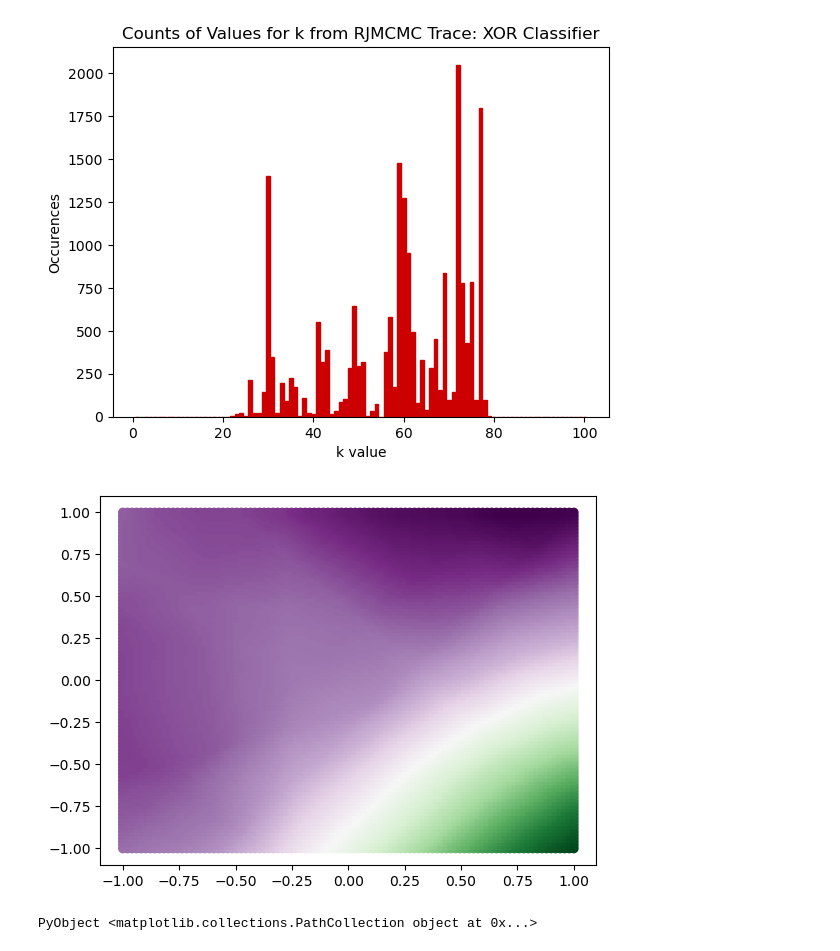
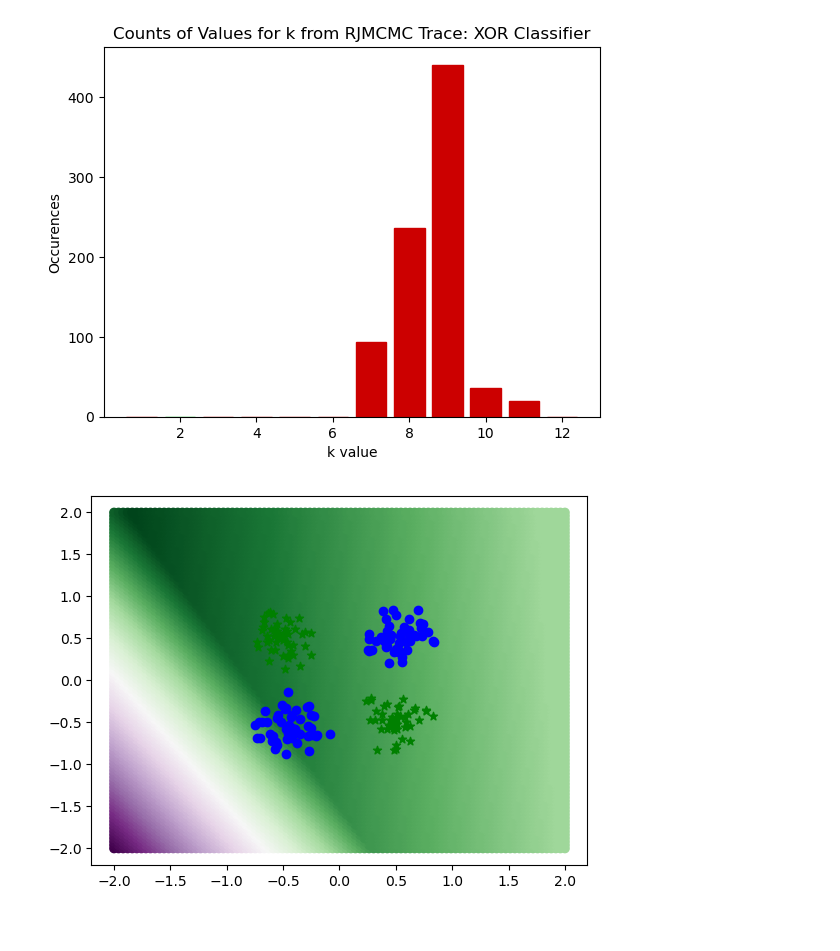
Before and after one commit to jberezow/RJMCMC, a Jupyter notebook: Thesis-Classifier2.ipynb, the cells around one changed output. Drawn from its saved outputs; the diff is of its cells as text; code cells hidden in the pictures.

```diff
--- a/Thesis-Classifier2.ipynb
+++ b/Thesis-Classifier2.ipynb
@@ -20,7 +20,7 @@ network = "classifier"
 #network = "interpolator"
 
 #Data hyperparameters
-n = 20 #Number of samples per mode (classifier)
+n = 50 #Number of samples per mode (classifier)
 m = 4 #Number of modes (classifier)
 d = 2 #Input dimension
 N = n*m #Total samples
@@ -30,7 +30,7 @@ N = n*m #Total samples
 α = 6 #Gamma Scale for Hyperparameters
 
 #Node hyperparameters
-k_range = 100 #Maximum number of neurons per layer
+k_range = 12 #Maximum number of neurons per layer
 k_list = [Int(i) for i in 1:k_range]
 k_real = 2
 
@@ -512,34 +513,34 @@ plt.title("Counts of Values for k from RJMCMC Trace: XOR Classifier")
 plt.xlabel("k value")
 plt.ylabel("Occurences");
 # %% [output]
-[figure, old version]
+[figure, new version]
 # %%
 function plot_grid(data,scores,alpha=1.0)
     PyPlot.scatter(data[:,1],data[:,2],c=scores,alpha=alpha,cmap="PRGn")
     #PyPlot.colorbar()
 end
 
-function tracegrid(traces, samples=1000, low=-1.0, high=1.0)
+function tracegrid(traces, samples=1000, low=-2.0, high=2.0)
     d=2
     n=100
     r = range(low, high, length = n)
 
     iter = Iterators.product((r for _ in 1:d)...)
     grid= vec([collect(i) for i in iter])
     grid_raw = reduce(hcat, getindex.(grid,i) for i in eachindex(grid[1]))
     grid2 = transpose(grid_raw)
     z_master = zeros(length(grid2[1,:]))
 
     for i=1:samples
-        j = rand((10000,length(traces)))
+        j = rand((1000,length(traces)))
         trace = traces[j]
         z = Flux.hardσ.(G(grid2,trace),0.02)[1,:]
         z_master += (z ./ samples)
     end
     plot_grid(grid_raw, z_master)
 end
 
 tracegrid(traces)
+plot_data_classifier(x_raw,classes)
 # %% [output]
-[figure, old version]
+[figure, new version]
-PyObject <matplotlib.collections.PathCollection object at 0x...>
```
Also changed, not shown: parts of 9 cells of this notebook, 2 other files.
